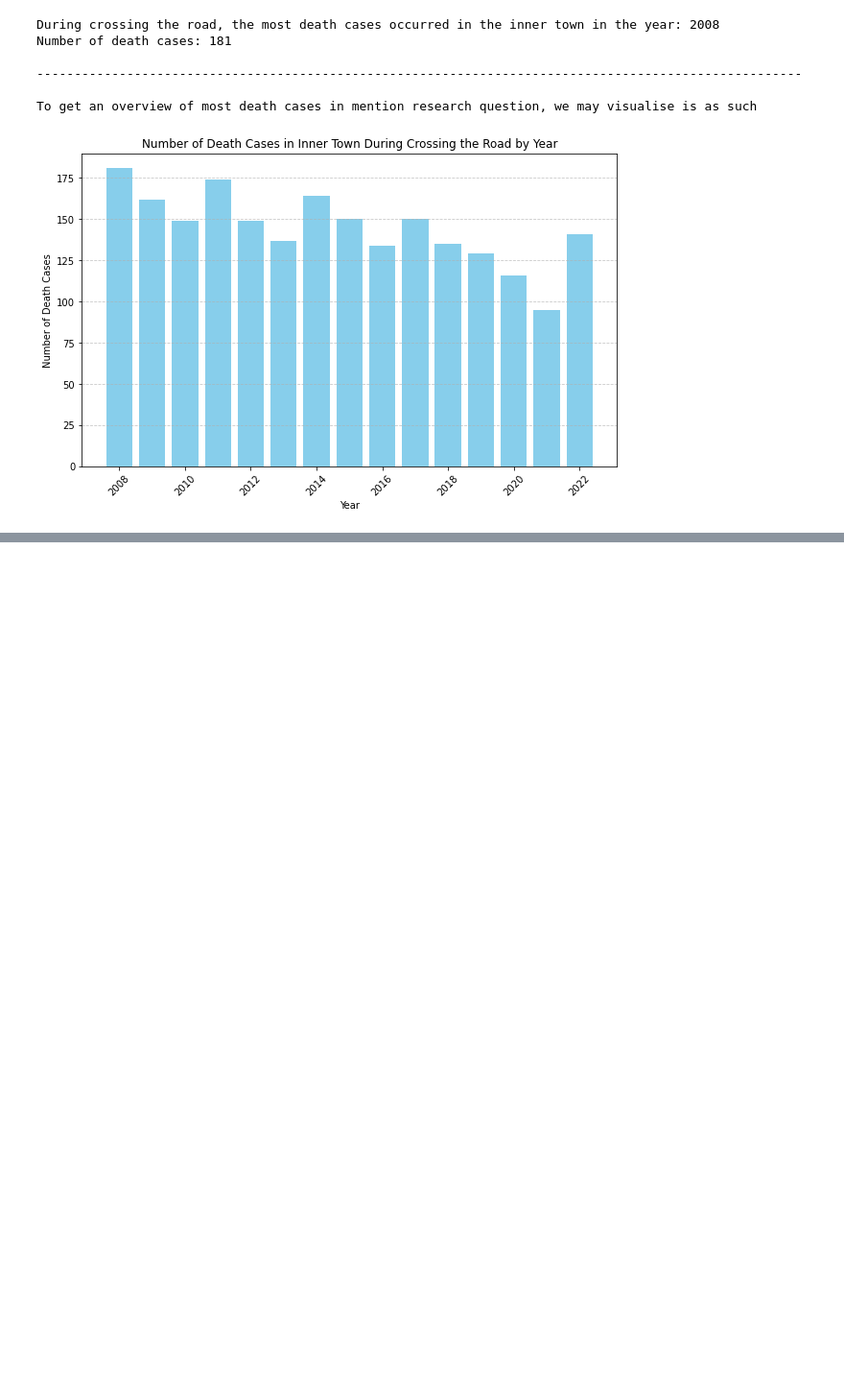
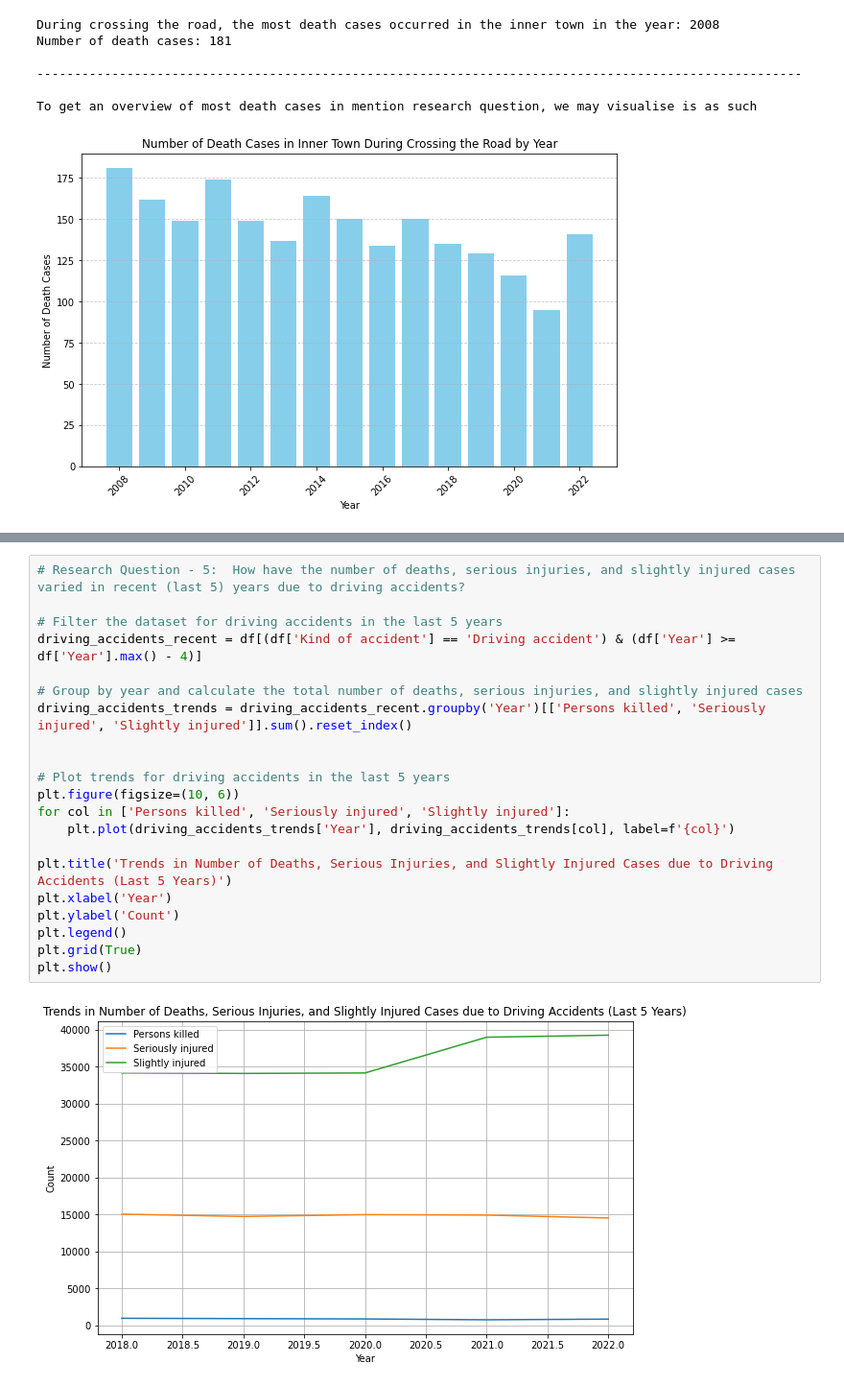
Before and after one commit to BorHan-U/An-Exploratory-Data-Analysis-on-Traffic-Accident-in-Germany, a Jupyter notebook: src/Traffic_accident_RSE_project.ipynb, the cells around one changed output, grey strips where cells are left out. Shown: that part at 96% size. Cells and saved outputs as stored; diff of their text form; blank space fills up the shorter version.

Commit message:
The last and number (5) research question answered and updated.

```diff
--- a/src/Traffic_accident_RSE_project.ipynb
+++ b/src/Traffic_accident_RSE_project.ipynb
@@ -324,0 +325,23 @@ Turning accident trends between the years 2013 to 2022 in terms of slightly inju
+# %%
+# Research Question - 5:  How have the number of deaths, serious injuries, and slightly injured cases varied in recent (last 5) years due to driving accidents?
+
+# Filter the dataset for driving accidents in the last 5 years
+driving_accidents_recent = df[(df['Kind of accident'] == 'Driving accident') & (df['Year'] >= df['Year'].max() - 4)]
+
+# Group by year and calculate the total number of deaths, serious injuries, and slightly injured cases
+driving_accidents_trends = driving_accidents_recent.groupby('Year')[['Persons killed', 'Seriously injured', 'Slightly injured']].sum().reset_index()
+
+
+# Plot trends for driving accidents in the last 5 years
+plt.figure(figsize=(10, 6))
+for col in ['Persons killed', 'Seriously injured', 'Slightly injured']:
+    plt.plot(driving_accidents_trends['Year'], driving_accidents_trends[col], label=f'{col}')
+
+plt.title('Trends in Number of Deaths, Serious Injuries, and Slightly Injured Cases due to Driving Accidents (Last 5 Years)')
+plt.xlabel('Year')
+plt.ylabel('Count')
+plt.legend()
+plt.grid(True)
+plt.show()
+# %% [output]
+[figure, added]
```
Also changed, not shown: parts of 10 cells of this notebook.
